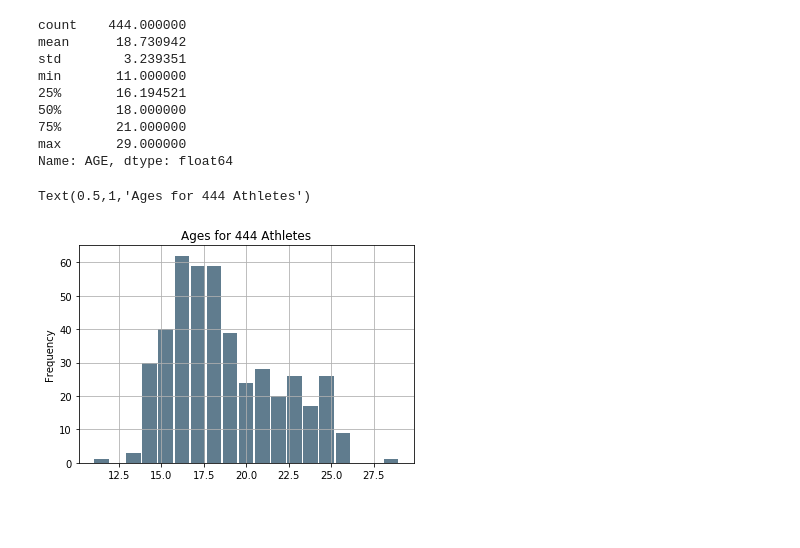
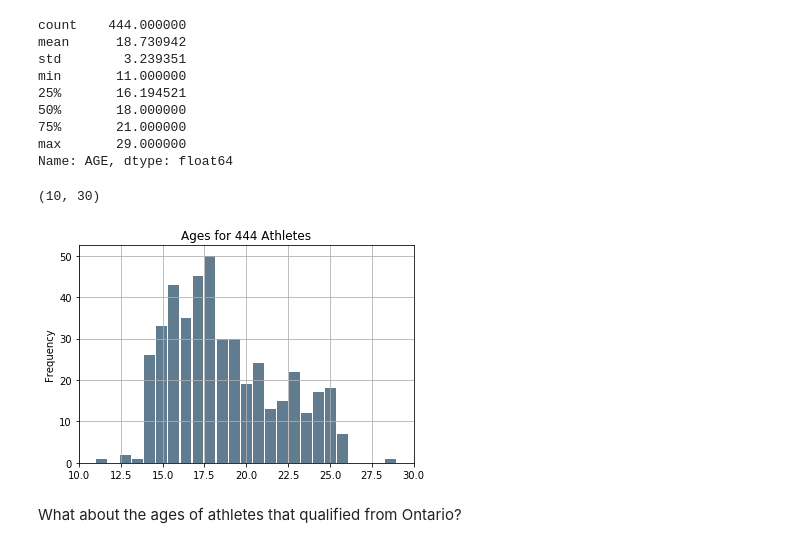
Before and after one commit to d-hasan/RBC-Training-Ground, a Jupyter notebook: rbc-training-ground.ipynb, the cells around one changed output. Drawn from its saved outputs; the diff is of its cells as text; code cells hidden in the pictures; blank space fills up the shorter version.

```diff
--- a/rbc-training-ground.ipynb
+++ b/rbc-training-ground.ipynb
@@ -78,8 +77,11 @@ min       11.000000
 max       29.000000
 Name: AGE, dtype: float64
 # %%
-ages.plot.hist(grid=True, bins=19, rwidth=0.9, color='#607c8e')
+ages.plot.hist(grid=True, bins=25, rwidth=0.9, color='#607c8e')
 plt.title('Ages for 444 Athletes')
+plt.xlim(10,30)
 # %% [output]
-Text(0.5,1,'Ages for 444 Athletes')
+(10, 30)
-[figure, old version]
+[figure, new version]
+# %% [markdown]
+What about the ages of athletes that qualified from Ontario?
```
Also changed, not shown: parts of 17 cells of this notebook.
